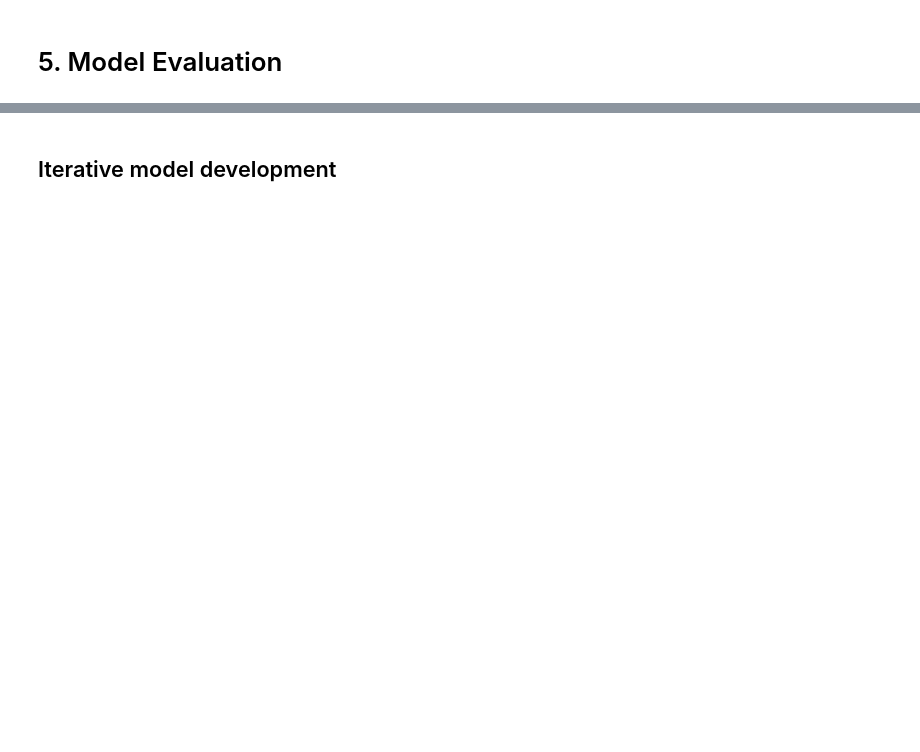
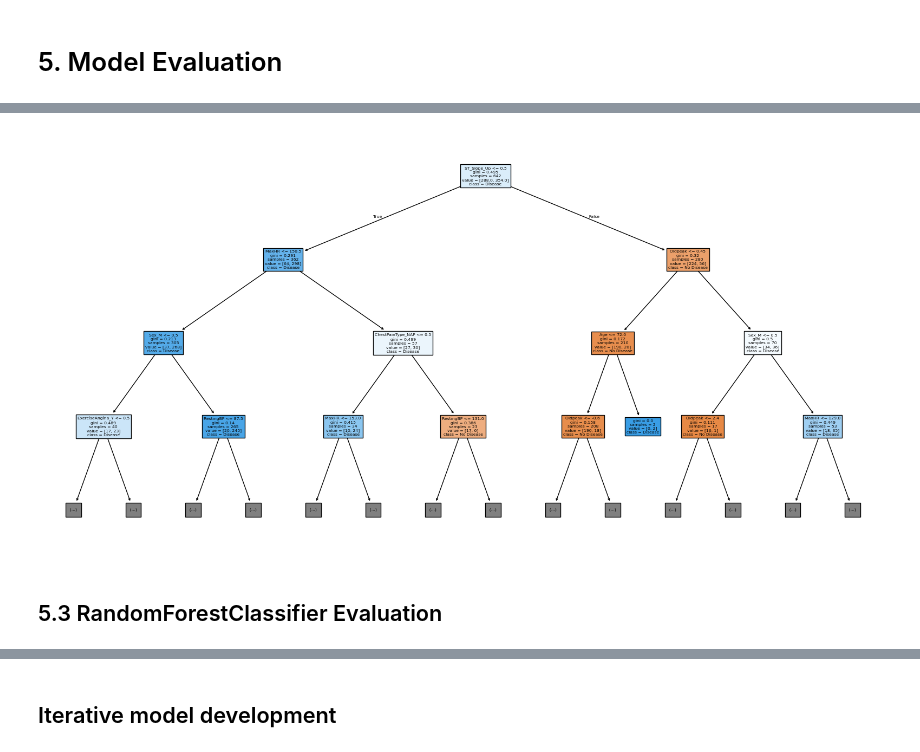
Before and after one commit to MinHeinKhant-2196/mldp_project, a Jupyter notebook: MLDP Program Codes Submission Template.ipynb, the cells around one changed output, grey strips where cells are left out. Cells and saved outputs as stored; diff of their text form; code cells hidden in the pictures; blank space fills up the shorter version.

Commit message:
modelling and evaluation

```diff
--- a/MLDP Program Codes Submission Template.ipynb
+++ b/MLDP Program Codes Submission Template.ipynb
@@ -559,0 +580,11 @@ y_pred = logr.predict(X_test)
+# %%
+## Initialise and train model
+
+from sklearn.tree import DecisionTreeClassifier
+
+dt = DecisionTreeClassifier(
+    max_depth=5,
+    random_state=2026
+)
+
+dt.fit(X_train, y_train)
@@ -624,0 +701,16 @@ Prediction: Heart Disease Detected
+# %%
+from sklearn.tree import plot_tree
+
+plt.figure(figsize=(20,10))
+plot_tree(
+    dt,
+    feature_names=X.columns,
+    class_names=["No Disease", "Disease"],
+    filled=True,
+    max_depth=3   # limit depth shown for readability, even though the model itself trained deeper
+)
+plt.show()
+# %% [output]
+[figure, added]
+# %% [markdown]
+## 5.3 RandomForestClassifier Evaluation
```
Also changed, not shown: parts of 25 cells of this notebook.
